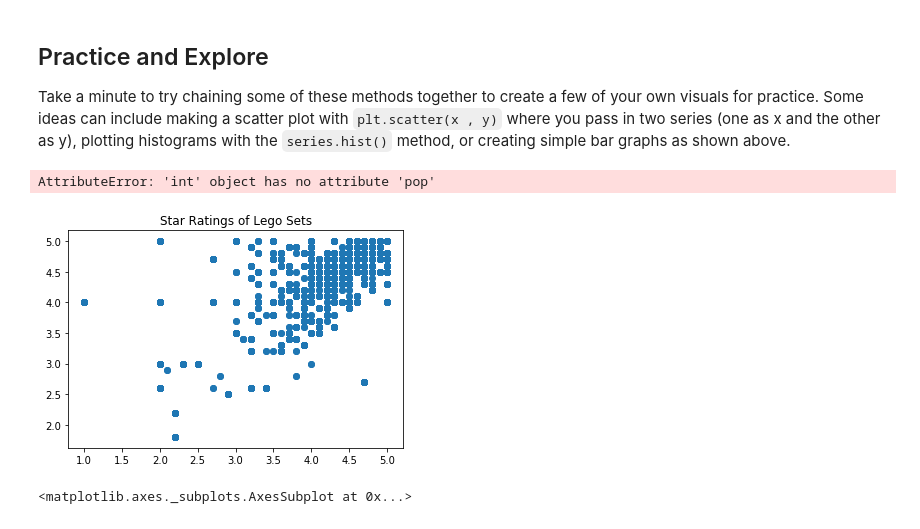
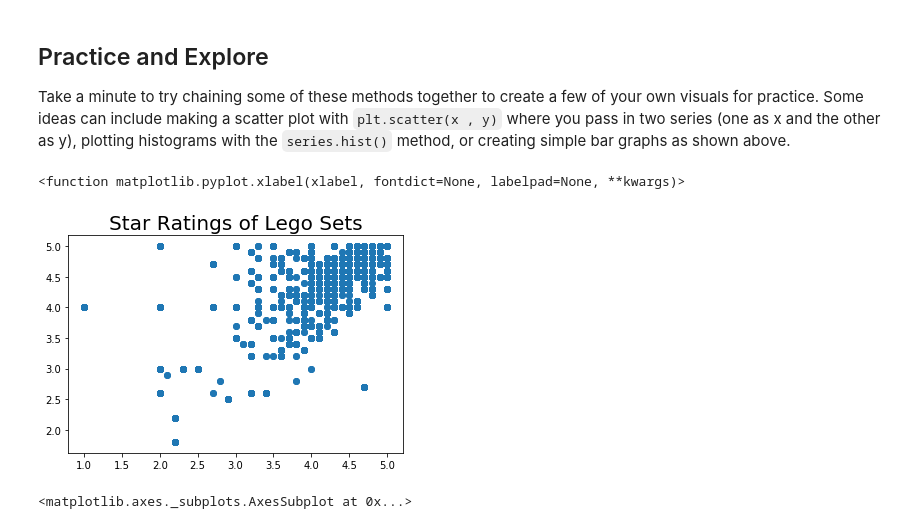
Before and after one commit to hparker5/dsc-first-codealong-nyc-ds-071519, a Jupyter notebook: index.ipynb, the cells around one changed output. Cells and saved outputs as stored; diff of their text form; code cells hidden in the pictures.

```diff
--- a/index.ipynb
+++ b/index.ipynb
@@ -340,11 +340,11 @@ Text(0, 0.5, 'Theme')
 Take a minute to try chaining some of these methods together to create a few of your own visuals for practice. Some ideas can include making a scatter plot with `plt.scatter(x , y)` where you pass in two series (one as x and the other as y), plotting histograms with the `series.hist()` method, or creating simple bar graphs as shown above.
 # %%
 plt.scatter(df.play_star_rating, df.star_rating)
-plt.title('Star Ratings of Lego Sets', 20)
+plt.title('Star Ratings of Lego Sets', fontsize=20)
 plt.xlabel
 # %% [output]
-AttributeError: 'int' object has no attribute 'pop'
+<function matplotlib.pyplot.xlabel(xlabel, fontdict=None, labelpad=None, **kwargs)>
-[figure, old version]
+[figure, new version]
 # %%
 df.play_star_rating.hist()
 # %% [output]
```
